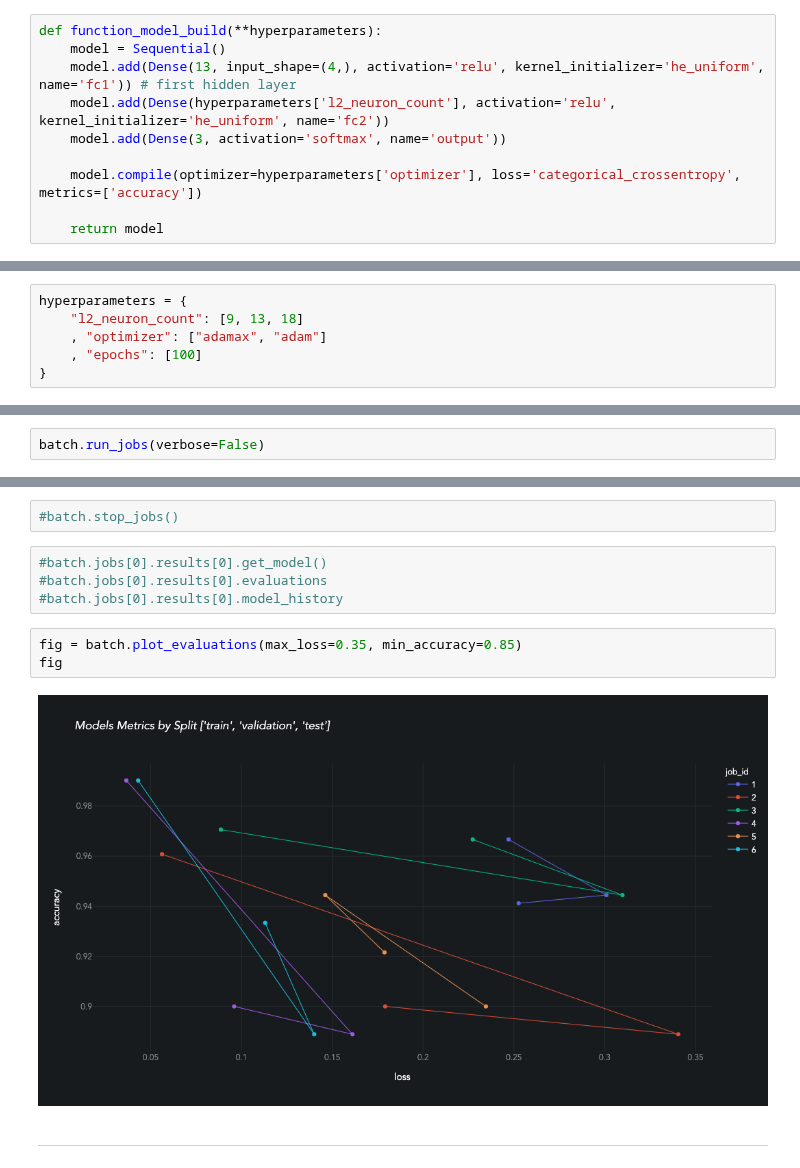
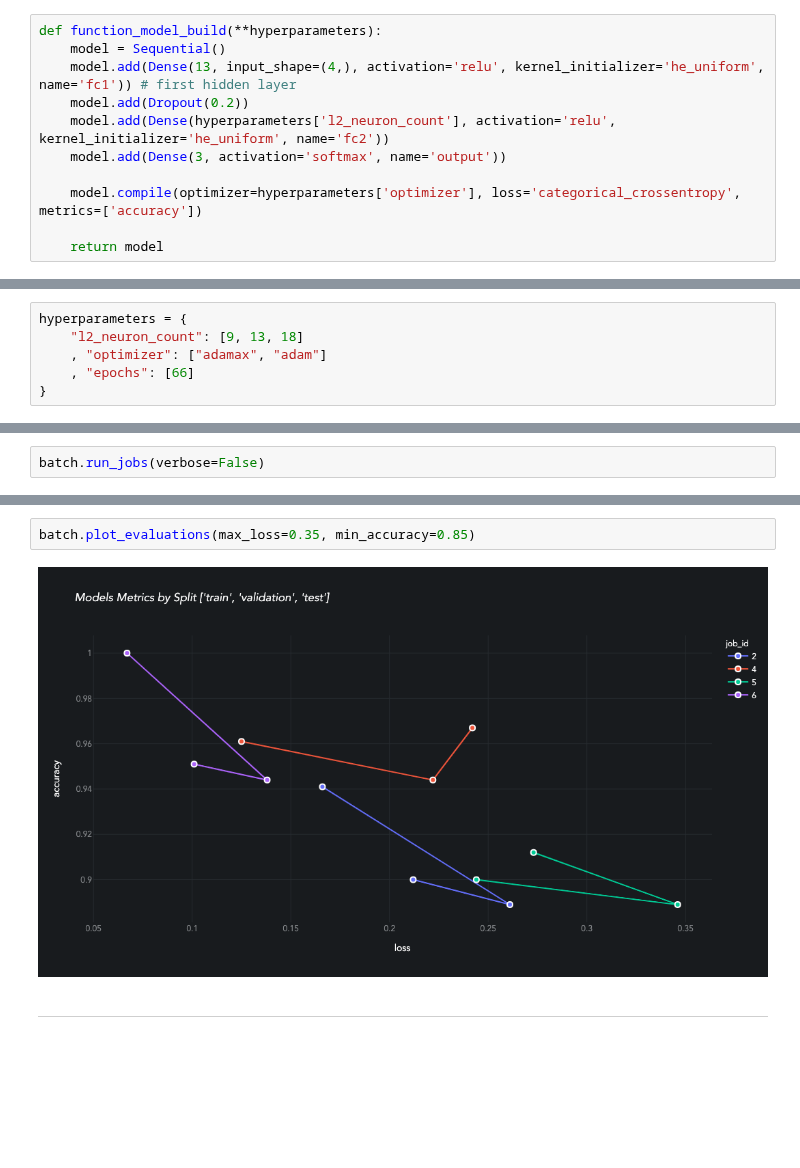
Before and after one commit to pydatasci-repos/pydatasci, a Jupyter notebook: notebooks/dev_alg_model.ipynb, the cells around one changed output, grey strips where cells are left out. Saved outputs shown, nothing was run; the diff lists cells and outputs as text; blank space fills up the shorter version.

```diff
--- a/notebooks/dev_alg_model.ipynb
+++ b/notebooks/dev_alg_model.ipynb
@@ -90,6 +90,7 @@ encoder_labels = OneHotEncoder(sparse=False)
 def function_model_build(**hyperparameters):
     model = Sequential()
     model.add(Dense(13, input_shape=(4,), activation='relu', kernel_initializer='he_uniform', name='fc1')) # first hidden layer
+    model.add(Dropout(0.2))
     model.add(Dense(hyperparameters['l2_neuron_count'], activation='relu', kernel_initializer='he_uniform', name='fc2'))
     model.add(Dense(3, activation='softmax', name='output'))
 
@@ -128,7 +129,7 @@ def function_model_evaluate(model, samples_evaluate, **hyperparameters):
 hyperparameters = {
     "l2_neuron_count": [9, 13, 18]
     , "optimizer": ["adamax", "adam"]
-    , "epochs": [100]
+    , "epochs": [66]
 }
 # %% [markdown]
 ### Stage the Experiment and Parameters
@@ -184,13 +186,6 @@ batch.get_statuses()
-# %%
-#batch.stop_jobs()
-# %%
-#batch.jobs[0].results[0].get_model()
-#batch.jobs[0].results[0].evaluations
-#batch.jobs[0].results[0].model_history
 # %%
-fig = batch.plot_evaluations(max_loss=0.35, min_accuracy=0.85)
-fig
+batch.plot_evaluations(max_loss=0.35, min_accuracy=0.85)
 # %% [output]
-[figure, old version]
+[figure, new version]
 # %% [markdown]
 ---
```
Also changed, not shown: parts of 10 cells of this notebook, 3 other files.
